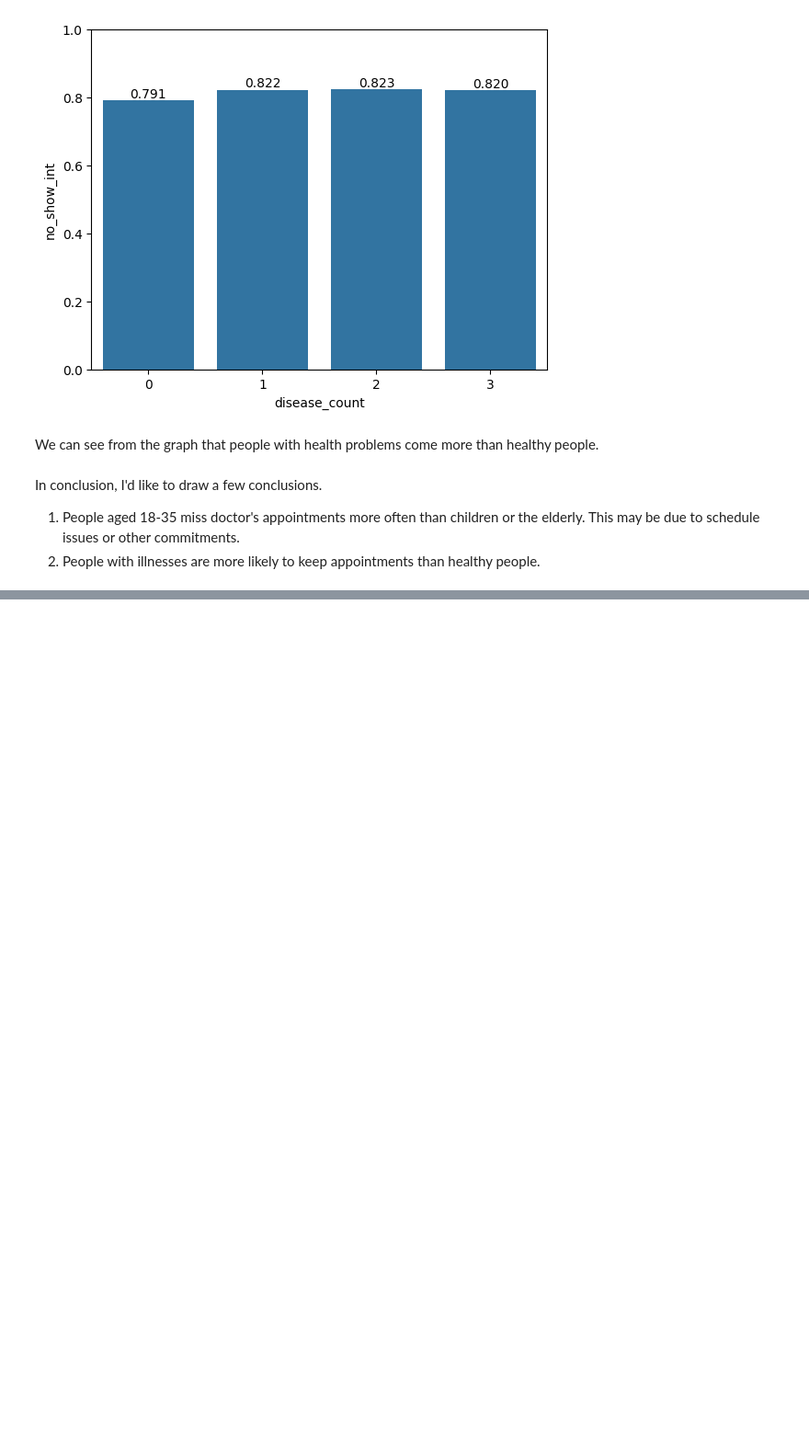
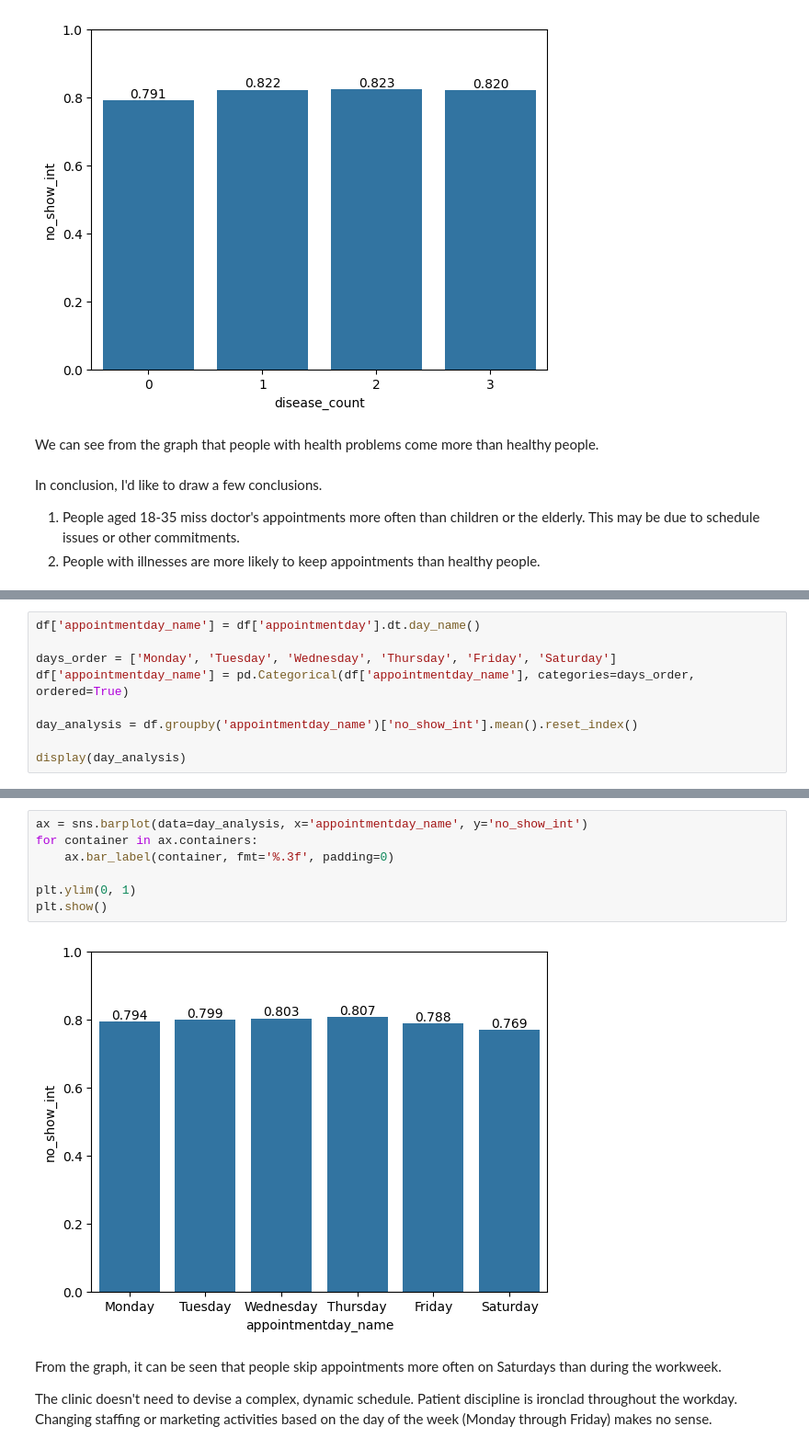
Before and after one commit to m4rkellkka/clinic-retention-analysis, a Jupyter notebook: main_analysis.ipynb, the cells around one changed output, grey strips where cells are left out. Shown at 92% size. Saved outputs shown, nothing was run; the diff lists cells and outputs as text; blank space fills up the shorter version.

```diff
--- a/main_analysis.ipynb
+++ b/main_analysis.ipynb
@@ -390,0 +393,9 @@ In conclusion, I'd like to draw a few conclusions.
+# %%
+df['appointmentday_name'] = df['appointmentday'].dt.day_name()
+
+days_order = ['Monday', 'Tuesday', 'Wednesday', 'Thursday', 'Friday', 'Saturday']
+df['appointmentday_name'] = pd.Categorical(df['appointmentday_name'], categories=days_order, ordered=True)
+
+day_analysis = df.groupby('appointmentday_name')['no_show_int'].mean().reset_index()
+
+display(day_analysis)
@@ -390,0 +410,13 @@ In conclusion, I'd like to draw a few conclusions.
+# %%
+ax = sns.barplot(data=day_analysis, x='appointmentday_name', y='no_show_int')
+for container in ax.containers:
+    ax.bar_label(container, fmt='%.3f', padding=0)
+
+plt.ylim(0, 1)
+plt.show()
+# %% [output]
+[figure, added]
+# %% [markdown]
+From the graph, it can be seen that people skip appointments more often on Saturdays than during the workweek.
+
+The clinic doesn't need to devise a complex, dynamic schedule. Patient discipline is ironclad throughout the workday. Changing staffing or marketing activities based on the day of the week (Monday through Friday) makes no sense.
```
Also changed, not shown: parts of 2 cells of this notebook.
